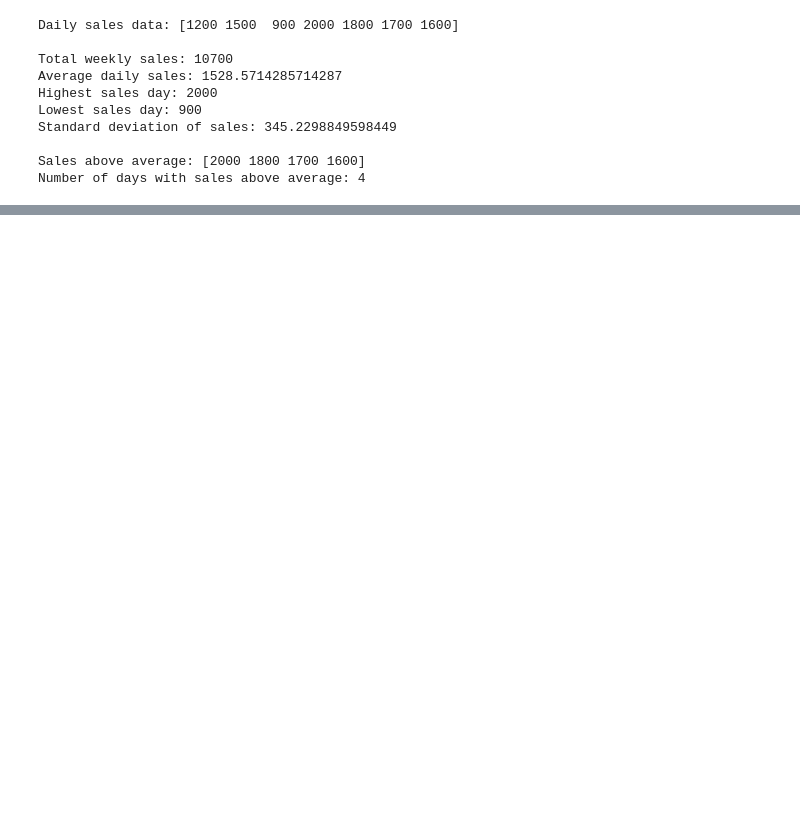
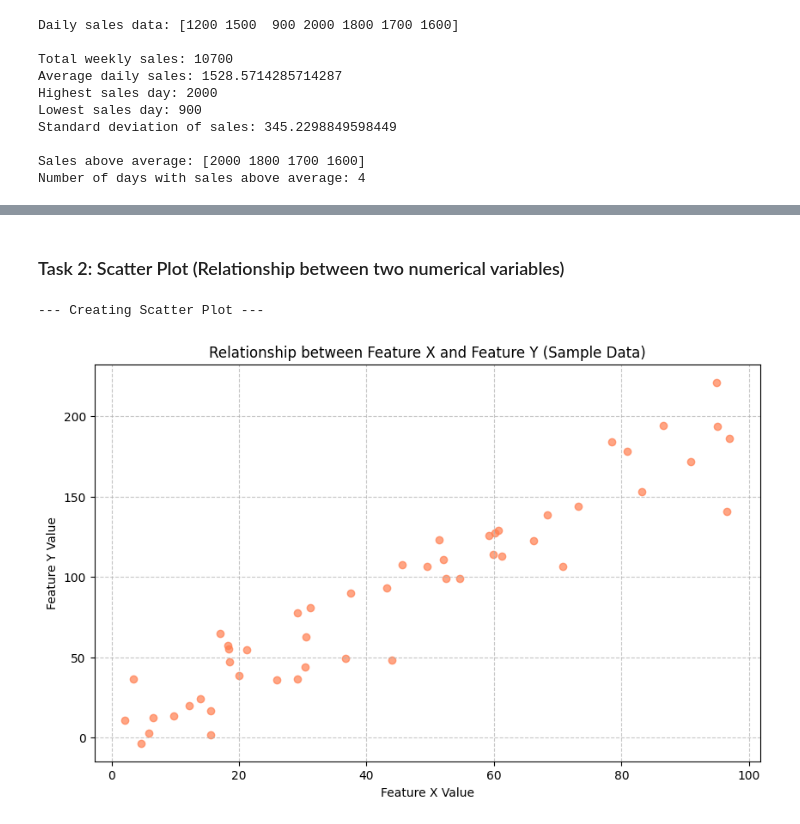
Before and after one commit to anuragantin07/GenAI_Assignments_and_Projects, a Jupyter notebook: GenAI_Assignments_and_Projects.ipynb, the cells around one changed output, grey strips where cells are left out. Saved outputs shown, nothing was run; the diff lists cells and outputs as text; code cells hidden in the pictures; blank space fills up the shorter version.

```diff
--- a/GenAI_Assignments_and_Projects.ipynb
+++ b/GenAI_Assignments_and_Projects.ipynb
@@ -2082,0 +2437,30 @@ Number of days with sales above average: 4
+# %% [markdown]
+### Task 2: Scatter Plot (Relationship between two numerical variables)
+# %%
+import matplotlib.pyplot as plt
+import numpy as np
+
+# Sample Data for Scatter Plot (simulating a Kaggle dataset for demonstration)
+np.random.seed(42) # for reproducibility
+x_values = np.random.rand(50) * 100 # 50 random values between 0 and 100
+y_values = 2 * x_values + np.random.randn(50) * 20 # A linear relationship with some noise
+
+print("--- Creating Scatter Plot ---")
+
+# Create the scatter plot
+plt.figure(figsize=(10, 6))
+plt.scatter(x_values, y_values, color='coral', alpha=0.7)
+
+# Add Title and Labels
+plt.title('Relationship between Feature X and Feature Y (Sample Data)')
+plt.xlabel('Feature X Value')
+plt.ylabel('Feature Y Value')
+
+# Add grid for better readability
+plt.grid(True, linestyle='--', alpha=0.7)
+
+# Display the plot
+plt.show()
+# %% [output]
+--- Creating Scatter Plot ---
+[figure, added]
```
Also changed, not shown: parts of 26 cells of this notebook.
